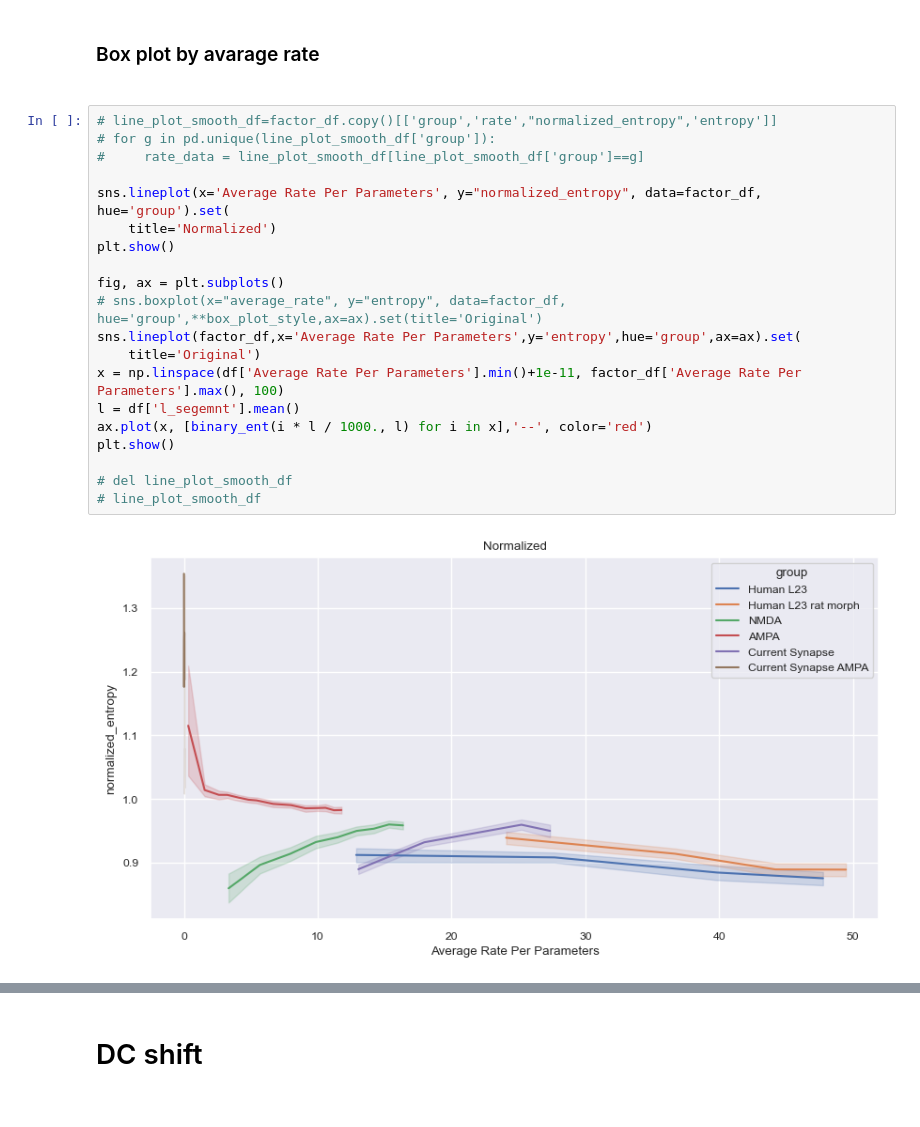
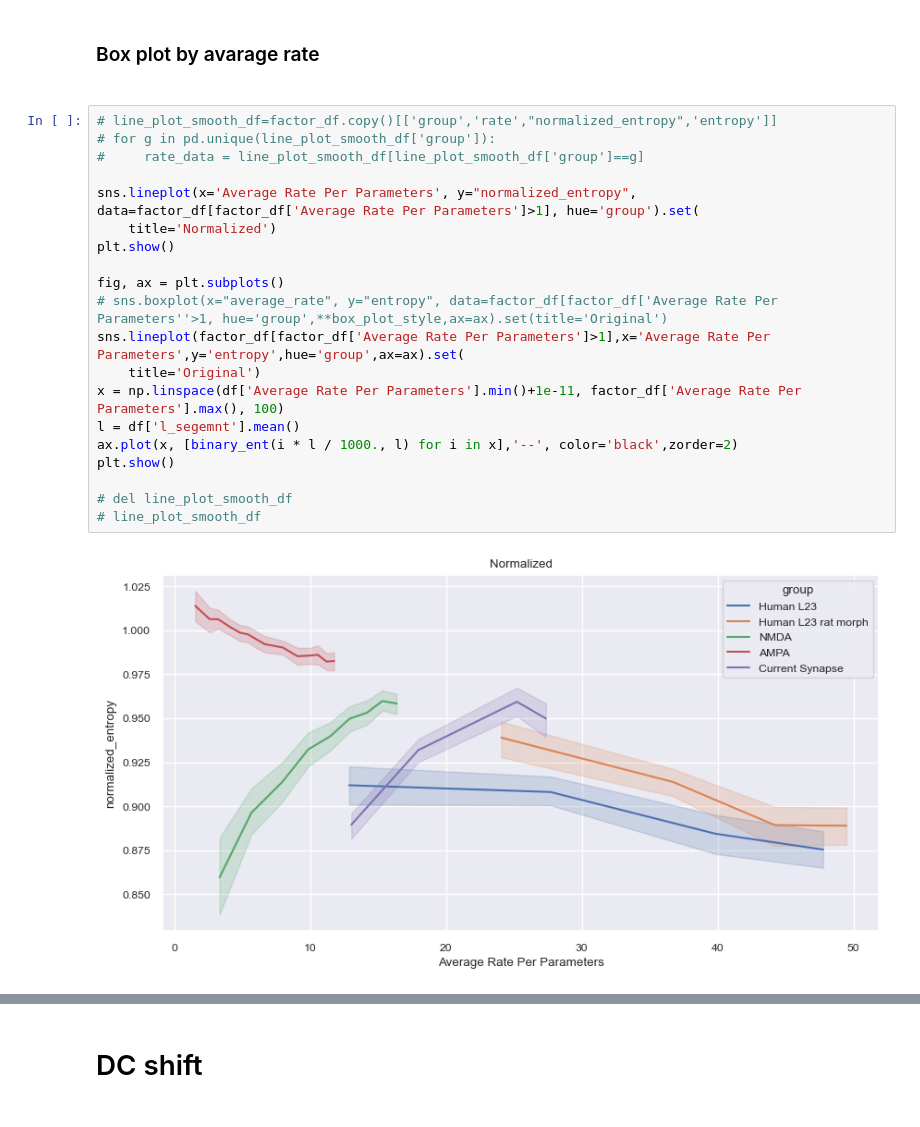
Before and after one commit to NitzanLux/neuron_mi, a Jupyter notebook: entropy_CTW_eval.ipynb, the cells around one changed output, grey strips where cells are left out. Cells and saved outputs as stored; diff of their text form.

```diff
--- a/entropy_CTW_eval.ipynb
+++ b/entropy_CTW_eval.ipynb
@@ -311,22 +311,22 @@ sns.boxplot(x="factor", y="entropy", data=factor_df, hue='group',**box_plot_styl
 # %%
 # line_plot_smooth_df=factor_df.copy()[['group','rate',"normalized_entropy",'entropy']]
 # for g in pd.unique(line_plot_smooth_df['group']):
 #     rate_data = line_plot_smooth_df[line_plot_smooth_df['group']==g]
 
-sns.lineplot(x='Average Rate Per Parameters', y="normalized_entropy", data=factor_df, hue='group').set(
+sns.lineplot(x='Average Rate Per Parameters', y="normalized_entropy", data=factor_df[factor_df['Average Rate Per Parameters']>1], hue='group').set(
     title='Normalized')
 plt.show()
 
 fig, ax = plt.subplots()
-# sns.boxplot(x="average_rate", y="entropy", data=factor_df, hue='group',**box_plot_style,ax=ax).set(title='Original')
-sns.lineplot(factor_df,x='Average Rate Per Parameters',y='entropy',hue='group',ax=ax).set(
+# sns.boxplot(x="average_rate", y="entropy", data=factor_df[factor_df['Average Rate Per Parameters''>1, hue='group',**box_plot_style,ax=ax).set(title='Original')
+sns.lineplot(factor_df[factor_df['Average Rate Per Parameters']>1],x='Average Rate Per Parameters',y='entropy',hue='group',ax=ax).set(
     title='Original')
 x = np.linspace(df['Average Rate Per Parameters'].min()+1e-11, factor_df['Average Rate Per Parameters'].max(), 100)
 l = df['l_segemnt'].mean()
-ax.plot(x, [binary_ent(i * l / 1000., l) for i in x],'--', color='red')
+ax.plot(x, [binary_ent(i * l / 1000., l) for i in x],'--', color='black',zorder=2)
 plt.show()
 
 # del line_plot_smooth_df
 # line_plot_smooth_df
 # %% [output]
-[figure, old version]
+[figure, new version]
```
Also changed, not shown: parts of 6 cells of this notebook, 1 other file.
